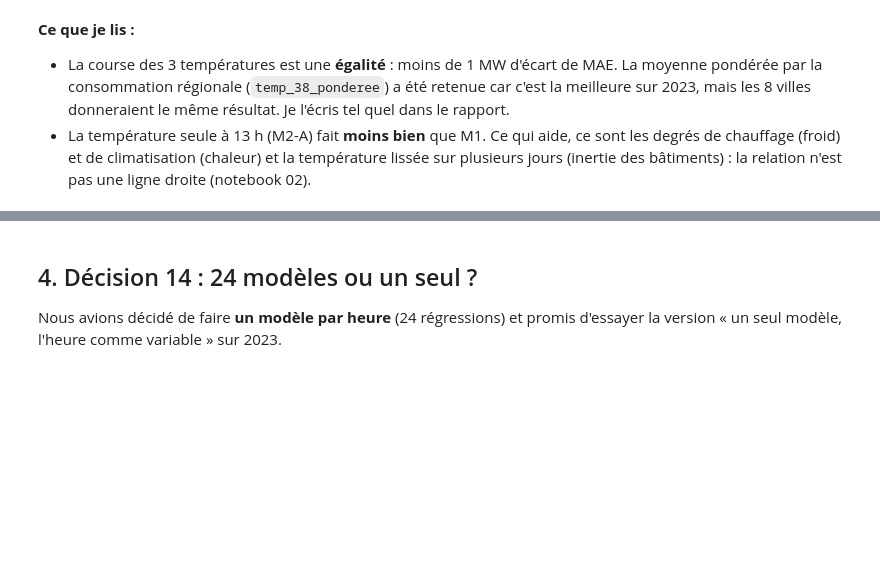
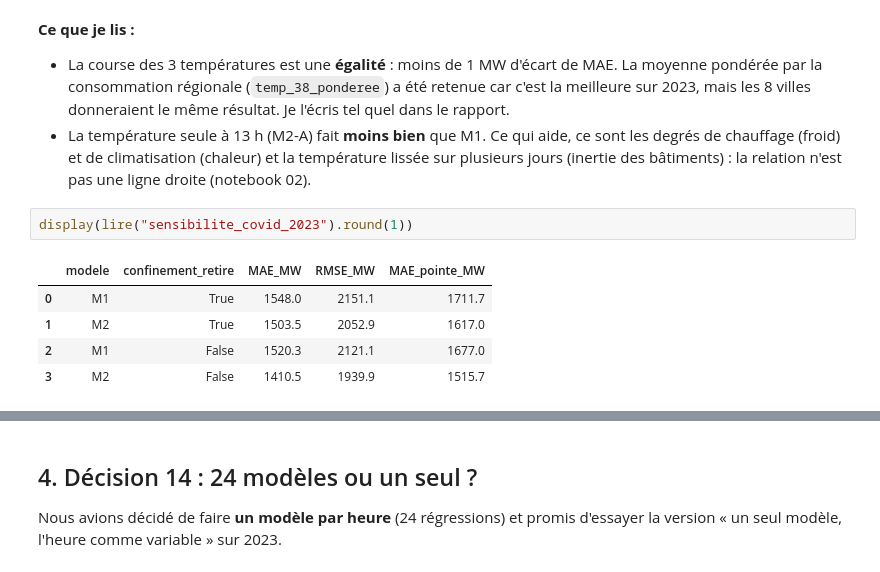
Before and after one commit to MarteOued/Projet-series-temporelles, a Jupyter notebook: notebooks/04_resultats_modeles.ipynb, the cells around one changed output, grey strips where cells are left out. Cells and saved outputs as stored; diff of their text form; blank space fills up the shorter version.

```diff
--- a/notebooks/04_resultats_modeles.ipynb
+++ b/notebooks/04_resultats_modeles.ipynb
@@ -254,3 +254,11 @@ Les variantes météo, avec la température retenue
 - La température seule à 13 h (M2-A) fait **moins bien** que M1. Ce qui aide, ce sont les degrés
   de chauffage (froid) et de climatisation (chaleur) et la température lissée sur plusieurs jours
   (inertie des bâtiments) : la relation n'est pas une ligne droite (notebook 02).
+# %%
+display(lire("sensibilite_covid_2023").round(1))
+# %% [output]
+|  | modele | confinement_retire | MAE_MW | RMSE_MW | MAE_pointe_MW |
+| 0 | M1 | True | 1548.0 | 2151.1 | 1711.7 |
+| 1 | M2 | True | 1503.5 | 2052.9 | 1617.0 |
+| 2 | M1 | False | 1520.3 | 2121.1 | 1677.0 |
+| 3 | M2 | False | 1410.5 | 1939.9 | 1515.7 |
```
Also changed, not shown: parts of 3 cells of this notebook, 6 other files.
